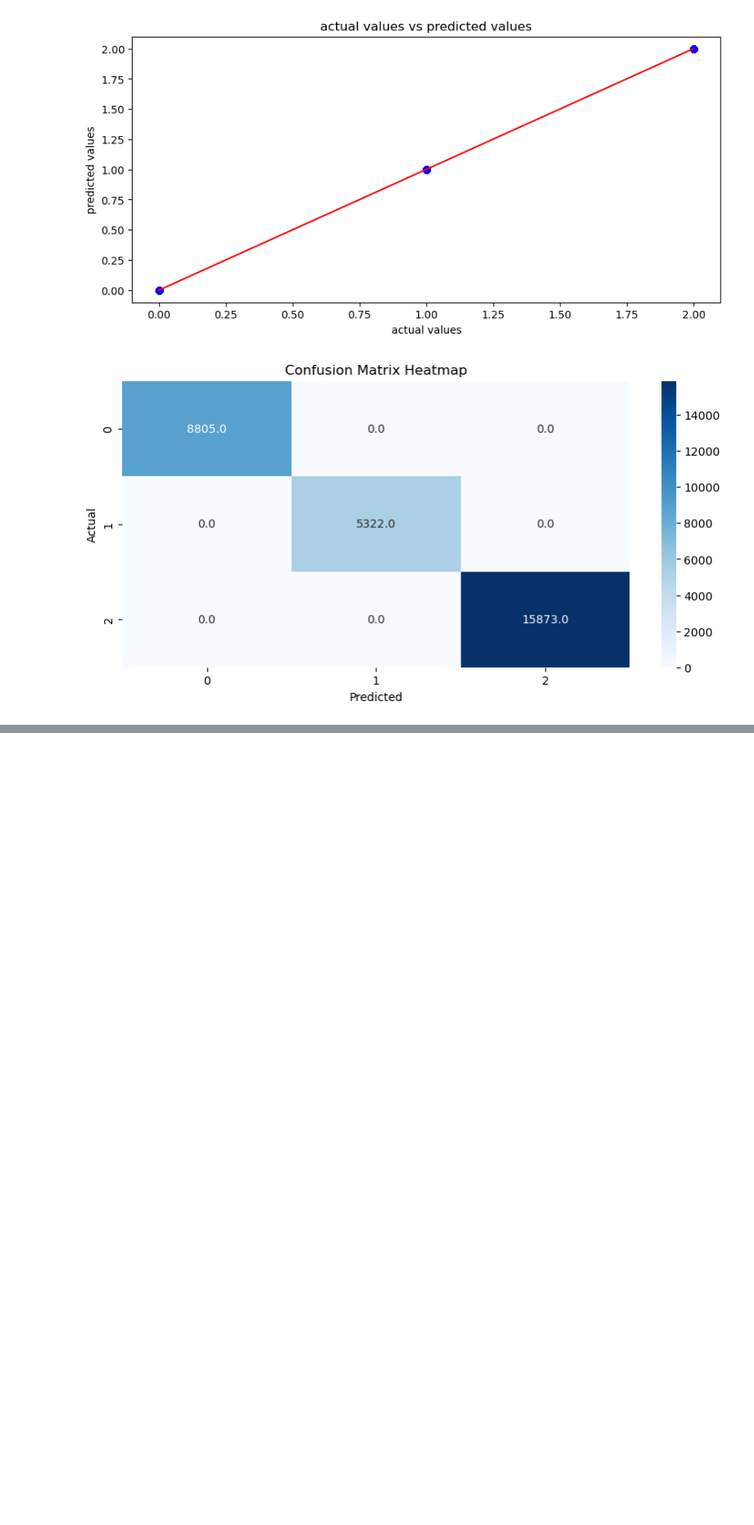
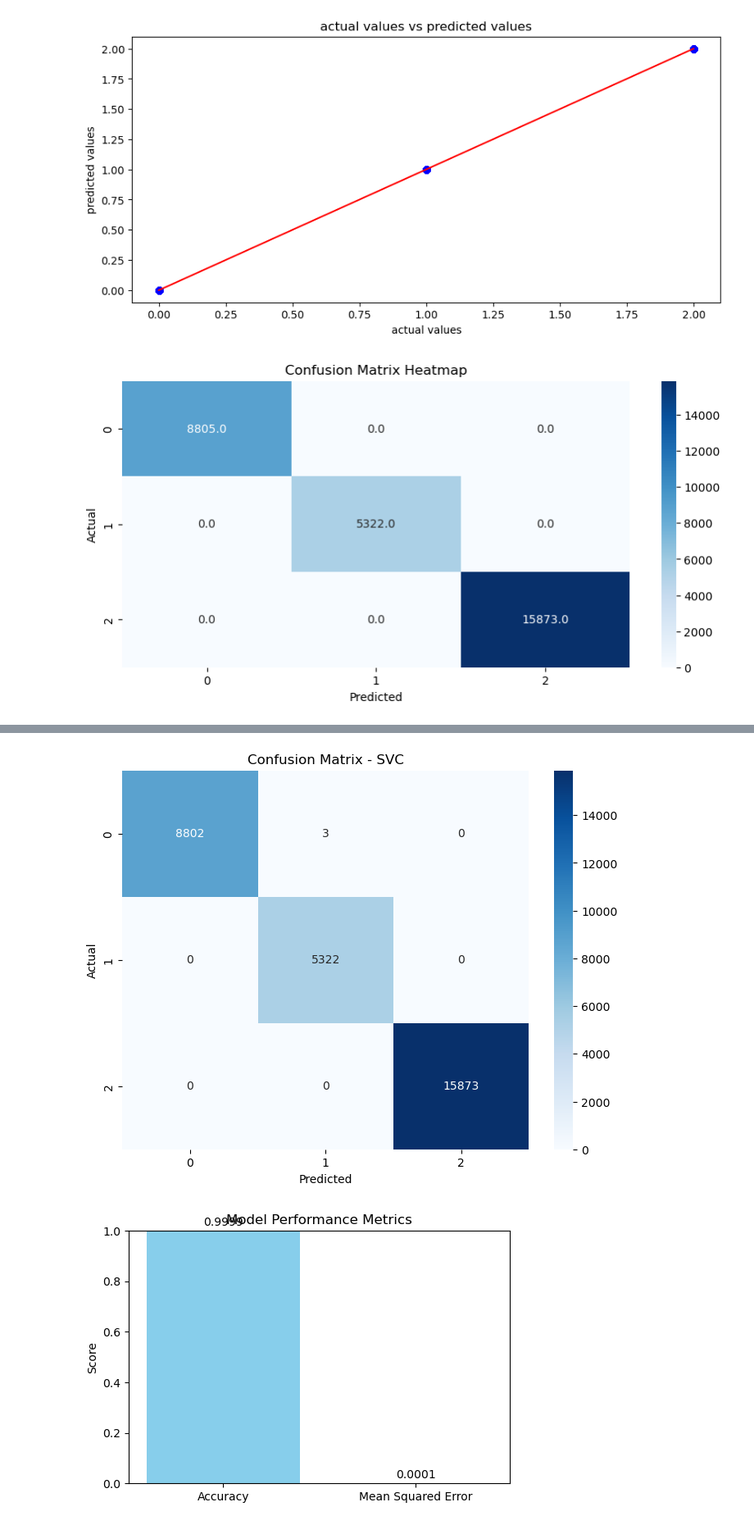
Before and after one commit to jagadabhijaswanth/Credit-Score-Classification-with-Machine-Learning, a Jupyter notebook: Credit-Score-Classification-with-Machine-Learning.ipynb, the cells around one changed output, grey strips where cells are left out. Shown: that part at 82% size. Saved outputs shown, nothing was run; the diff lists cells and outputs as text; code cells hidden in the pictures; blank space fills up the shorter version.

```diff
--- a/Credit-Score-Classification-with-Machine-Learning.ipynb
+++ b/Credit-Score-Classification-with-Machine-Learning.ipynb
@@ -256,0 +355,29 @@ plt.show()
+# %%
+import matplotlib.pyplot as plt
+import seaborn as sns
+import numpy as np
+
+# Confusion matrix heatmap
+plt.figure(figsize=(8, 6))
+sns.heatmap(confusionmatrix_svc, annot=True, fmt="d", cmap="Blues", xticklabels=np.unique(y_test_svc),
+            yticklabels=np.unique(y_test_svc))
+plt.title("Confusion Matrix - SVC")
+plt.xlabel("Predicted")
+plt.ylabel("Actual")
+plt.show()
+
+# Accuracy comparison bar chart
+labels = ['Accuracy', 'Mean Squared Error']
+values = [accuracyscore_svc, mean_squared_error_svc]
+
+plt.figure(figsize=(6, 4))
+plt.bar(labels, values, color=['skyblue', 'orange'])
+plt.title("Model Performance Metrics")
+plt.ylabel("Score")
+for i, v in enumerate(values):
+    plt.text(i, v + 0.01, f"{v:.4f}", ha='center', va='bottom', fontsize=10)
+plt.ylim(0, 1)
+plt.show()
+# %% [output]
+[figure, added]
+[figure, added]
```
Also changed, not shown: parts of 3 cells of this notebook.
